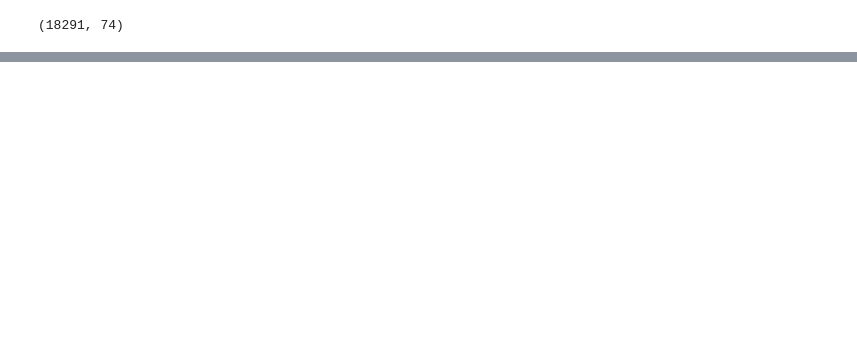
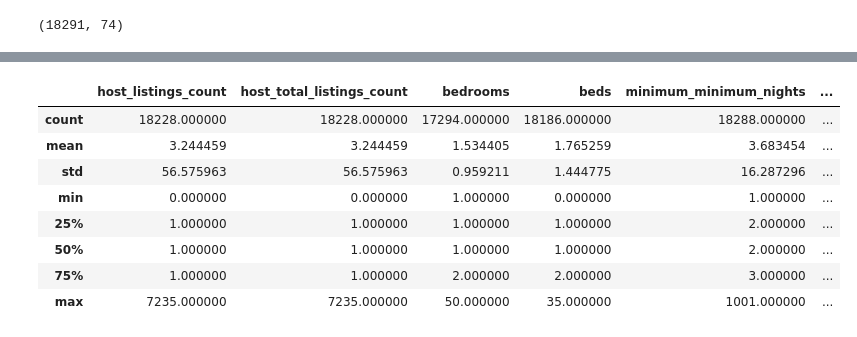
Before and after one commit to vedantbhatnagar/airbnb, a Jupyter notebook: data_analysis.ipynb, the cells around one changed output, grey strips where cells are left out. Cells and saved outputs as stored; diff of their text form; code cells hidden in the pictures; blank space fills up the shorter version.

```diff
--- a/data_analysis.ipynb
+++ b/data_analysis.ipynb
@@ -39,0 +67,4 @@ df.shape
+# %%
+drop_list = ['neighbourhood_group_cleansed', 'bathrooms', 'calendar_updated', 'license']
+# %%
+drop_list.extend(['latitude', 'longitude'])
@@ -39,0 +80,12 @@ df.shape
+# %%
+df_numeric.drop(columns = drop_list, axis = 1).describe()
+# %% [output]
+|  | host_listings_count | host_total_listings_count | bedrooms | beds | minimum_minimum_nights | ... |
+| count | 18228.000000 | 18228.000000 | 17294.000000 | 18186.000000 | 18288.000000 | ... |
+| mean | 3.244459 | 3.244459 | 1.534405 | 1.765259 | 3.683454 | ... |
+| std | 56.575963 | 56.575963 | 0.959211 | 1.444775 | 16.287296 | ... |
+| min | 0.000000 | 0.000000 | 1.000000 | 0.000000 | 1.000000 | ... |
+| 25% | 1.000000 | 1.000000 | 1.000000 | 1.000000 | 2.000000 | ... |
+| 50% | 1.000000 | 1.000000 | 1.000000 | 1.000000 | 2.000000 | ... |
+| 75% | 1.000000 | 1.000000 | 2.000000 | 2.000000 | 3.000000 | ... |
+| max | 7235.000000 | 7235.000000 | 50.000000 | 35.000000 | 1001.000000 | ... |
```
Also changed, not shown: parts of 10 cells of this notebook.
